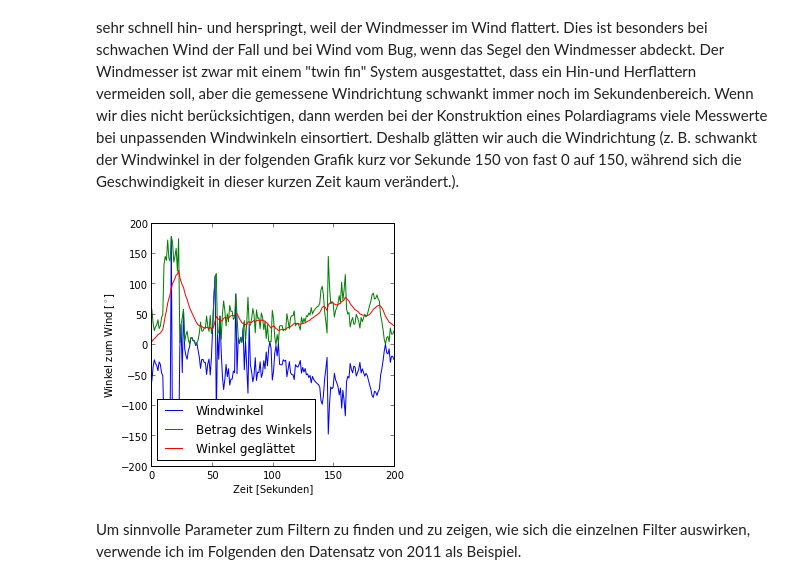
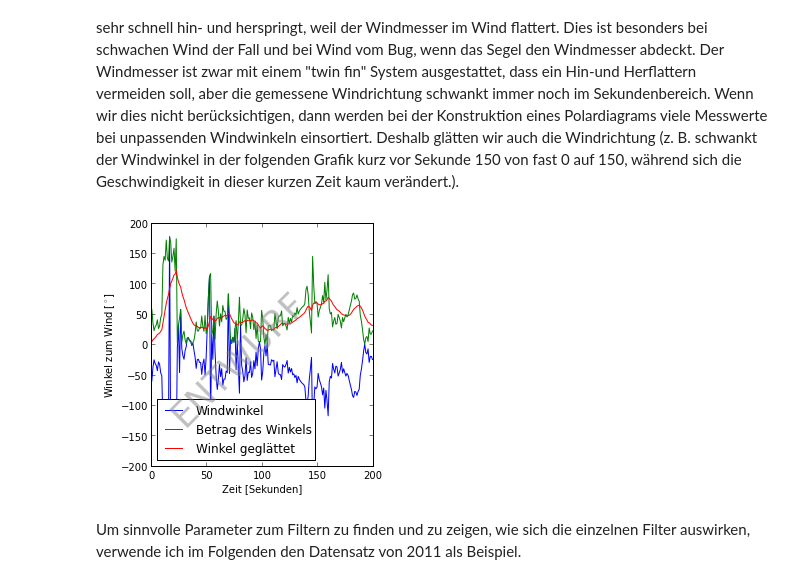
Before and after one commit to Roemerschiff/NX2, a Jupyter notebook: analysis/Polarplots.ipynb, the cells around one changed output. Drawn from its saved outputs; the diff is of its cells as text; code cells hidden in the pictures.

Commit message:
changes in Polar plots for book

```diff
--- a/analysis/Polarplots.ipynb
+++ b/analysis/Polarplots.ipynb
@@ -7,6 +7,7 @@ Hier importieren wir einige Programpakete (z.B. zum Darstellen der Daten), setze
 die Daten von 2006, 2008, 2011 und 2012. Beim Einlesen wird bereits automatisch der Korrkturfaktor für die Geschwindigkeit des Log (BSP), den wir zuvor von Hand bestimmt haben, angewandt.
 # %%
 import os
+import sys
 
 import numpy as np
 import matplotlib.pyplot as plt
@@ -22,6 +23,7 @@ import utils
 datapath = '/home/moritz/Dropbox/NX2/'
 #datapath = '/data/hguenther/Dropbox/NX2/'
 plotpath = os.path.join(datapath, '2013/')
+ENTWURF = True
 # %%
 d06 = utils.read_06(datapath)
 d08 = utils.read_08(datapath)
@@ -126,16 +129,17 @@ Deshalb glätten wir auch die Windrichtung (z. B. schwankt der Windwinkel in der
 # %%
 fig = plt.figure(figsize=(4,4))
 ax = fig.add_subplot(111)
 ax.plot(d11['TWA'][3600:3800], label = 'Windwinkel')
 ax.plot(np.abs(d11['TWA'][3600:3800]), label = "Betrag des Winkels")
 ax.plot(NX2.math.smooth_expdec(np.abs(d11['TWA'][3600:3800]), 10), label = u"Winkel geglättet")
 ax.set_xlabel('Zeit [Sekunden]')
 ax.set_ylabel('Winkel zum Wind [$^{\circ}$]')
 ax.legend(loc = 'lower left')
-fig.subplots_adjust(top=0.97, right=0.97)
+fig.subplots_adjust(top=0.97, right=0.97,left=.2)
+if ENTWURF: fig.text(.5,.5, 'ENTWURF', rotation=45,ha='center', va='center', fontsize=35, alpha=.5, color='grey')
 fig.savefig(os.path.join(plotpath, 'windwinkelglatt.png'))
 # %% [output]
-[figure, old version]
+[figure, new version]
 # %% [markdown]
 Um sinnvolle Parameter zum Filtern zu finden und zu zeigen, wie sich die einzelnen Filter auswirken, verwende ich im Folgenden den Datensatz von 2011 als Beispiel.
 # %%
```
Also changed, not shown: parts of 24 cells of this notebook.
